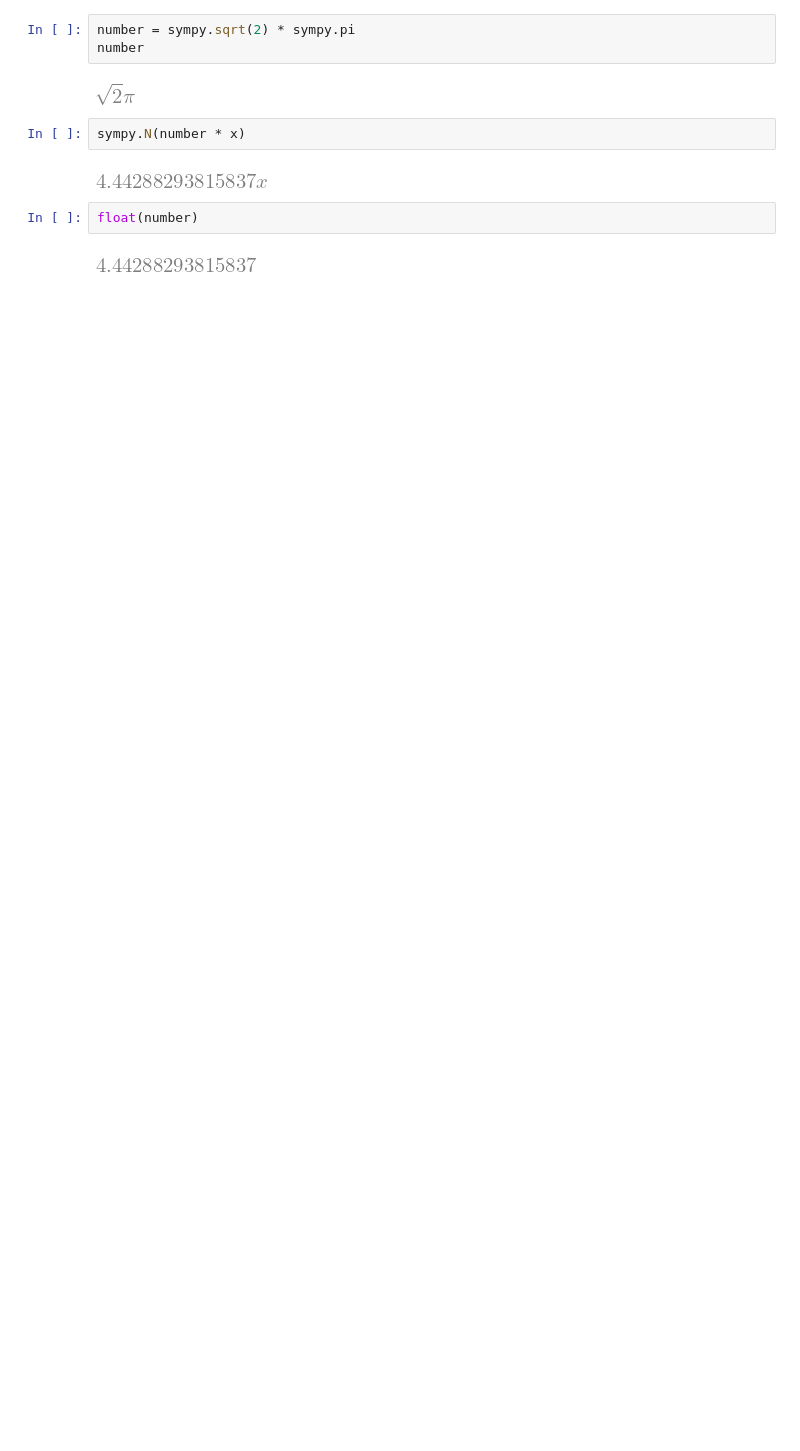
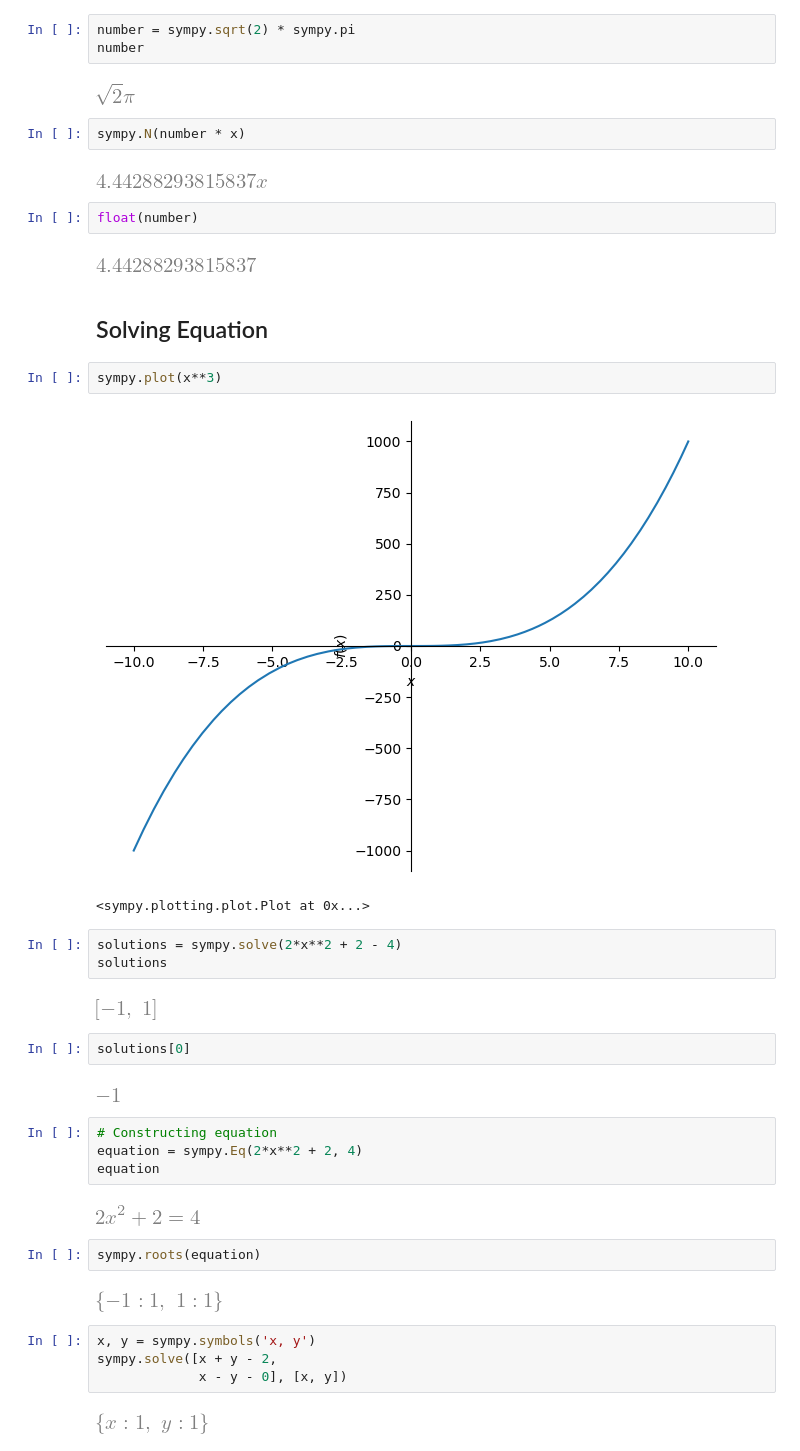
Before and after one commit to williebonavente/CodeTest, a Jupyter notebook: sympy/algebra/notebook.ipynb, the cells around one changed output. Saved outputs shown, nothing was run; the diff lists cells and outputs as text; blank space fills up the shorter version.

Commit message:
CC intro math eq Sympy

```diff
--- a/sympy/algebra/notebook.ipynb
+++ b/sympy/algebra/notebook.ipynb
@@ -115,3 +115,35 @@ sympy.N(number * x)
 float(number)
 # %% [output]
 [figure]
+# %% [markdown]
+## Solving Equation
+# %%
+sympy.plot(x**3)
+# %% [output]
+[figure, added]
+<sympy.plotting.plot.Plot at 0x...>
+# %%
+solutions = sympy.solve(2*x**2 + 2 - 4)
+solutions
+# %% [output]
+[figure, added]
+# %%
+solutions[0]
+# %% [output]
+[figure, added]
+# %%
+# Constructing equation
+equation = sympy.Eq(2*x**2 + 2, 4)
+equation
+# %% [output]
+[figure, added]
+# %%
+sympy.roots(equation)
+# %% [output]
+[figure, added]
+# %%
+x, y = sympy.symbols('x, y')
+sympy.solve([x + y - 2,
+             x - y - 0], [x, y])
+# %% [output]
+[figure, added]
```
Also changed, not shown: parts of 1 cell of this notebook.
